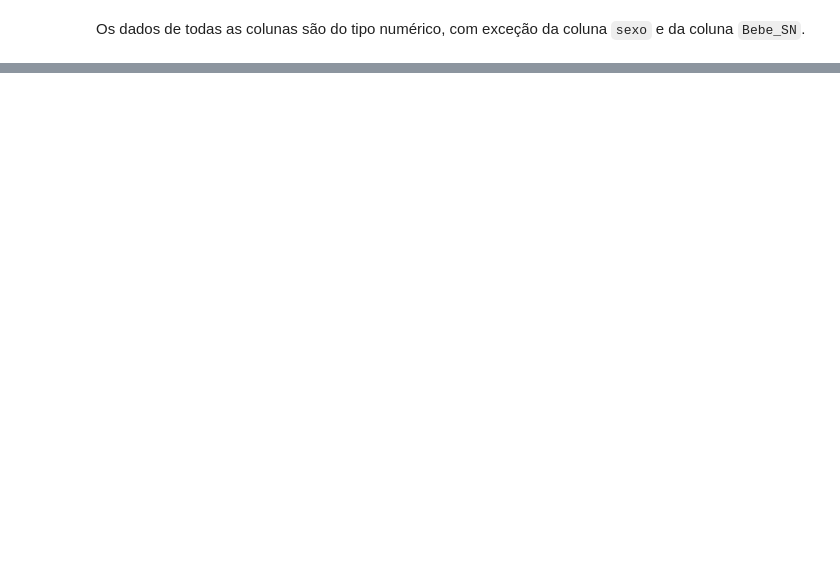
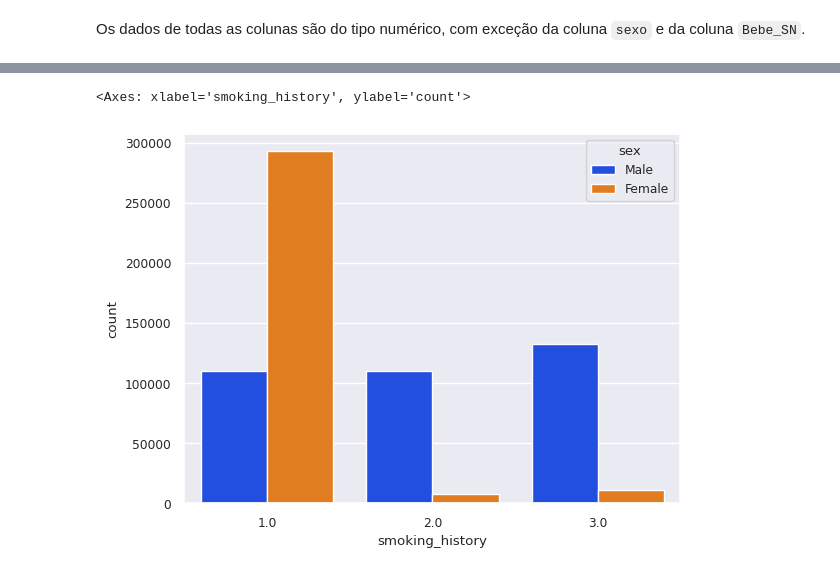
Before and after one commit to celsobrf/Projeto-Machine-Learning, a Jupyter notebook: Projeto_Machine_Learning.ipynb, the cells around one changed output, grey strips where cells are left out. Saved outputs shown, nothing was run; the diff lists cells and outputs as text; code cells hidden in the pictures; blank space fills up the shorter version.

```diff
--- a/Projeto_Machine_Learning.ipynb
+++ b/Projeto_Machine_Learning.ipynb
@@ -25,0 +65,7 @@ df.shape
+# %%
+# Verifiando linha duplicadas
+df[df.duplicated].shape
+
+# Removendo as duplicadas
+df = df.drop_duplicates(keep='first')
+df[df.duplicated].shape
@@ -72,0 +119,3 @@ sns.pairplot(df)
+# %%
+# Renomeando colunas
+df = df.rename({'SMK_stat_type_cd':'smoking_history','DRK_YN':'drinking_history'}, axis = 'columns')
@@ -72,0 +133,9 @@ sns.pairplot(df)
+# %%
+# Correlação
+corr_matrix = df_two.corr()
+
+plt.figure(figsize = (15,15))
+sns.set(font_scale=0.8)
+
+sns.heatmap(corr_matrix,annot=True,cmap='coolwarm',linewidths=0.5)
+plt.title('Correlation Heatmap',fontsize = 25)
@@ -72,0 +145,6 @@ sns.pairplot(df)
+# %%
+# Sexo por polulação
+sns.countplot(data = df, x='smoking_history',hue='sex',palette='bright')
+# %% [output]
+<Axes: xlabel='smoking_history', ylabel='count'>
+[figure, added]
```
Also changed, not shown: parts of 18 cells of this notebook, 1 other file.
